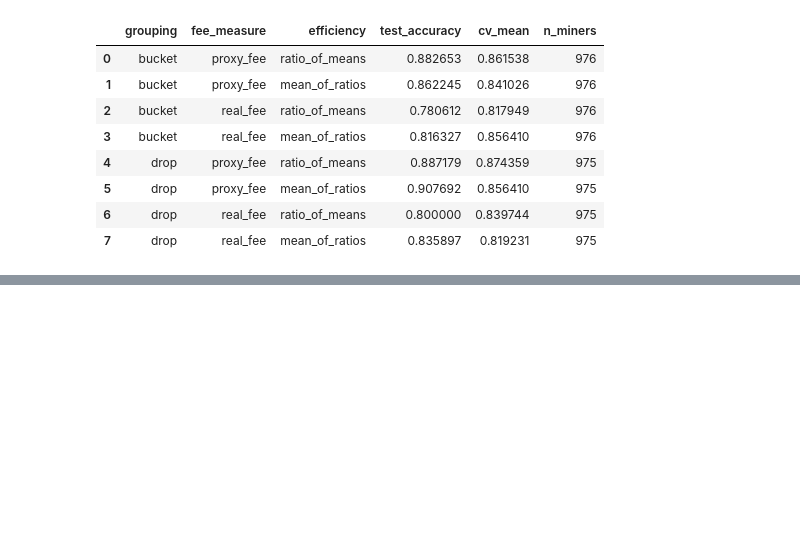
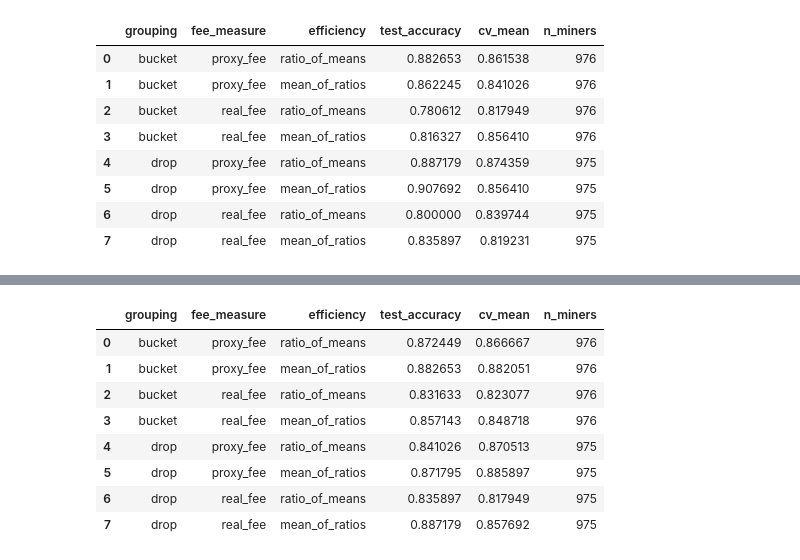
Before and after one commit to Kwokym111/poai_simulation, a Jupyter notebook: src/miner_attribution_preprocess.ipynb, the cells around one changed output, grey strips where cells are left out. Drawn from its saved outputs; the diff is of its cells as text; code cells hidden in the pictures; blank space fills up the shorter version.

```diff
--- a/src/miner_attribution_preprocess.ipynb
+++ b/src/miner_attribution_preprocess.ipynb
@@ -420,0 +596,27 @@ results_reduced_df
+# %%
+def transform_skewed_features(df, fee_name):
+    df = df.copy()
+    single_log_cols = {
+        'proxy_fee': ['avg_fee_proxy', 'fee_volatility_proxy', 'difficulty', 'profitability_proxy', 'age'],
+        'real_fee': ['avg_fee_real', 'fee_volatility_real', 'difficulty', 'profitability_real', 'age'],
+    }[fee_name]
+
+    df[single_log_cols] = np.log1p(df[single_log_cols])
+    df['blocks_mined'] = np.log1p(np.log1p(df['blocks_mined']))
+    return df
+
+print("=== Skew check: updated transform (log1p everywhere, double log1p on blocks_mined) ===\n")
+
+for grouping_name, miner_df in grouping_schemes.items():
+    for fee_name, feature_cols in feature_sets_reduced.items():
+        before = miner_df[feature_cols].skew()
+
+        df_transformed = transform_skewed_features(miner_df, fee_name)
+        after = df_transformed[feature_cols].skew()
+
+        comparison = pd.DataFrame({'before': before, 'after': after})
+        comparison['abs_after'] = comparison['after'].abs()
+
+        print(f"--- {grouping_name} / {fee_name} ---")
+        print(comparison.round(3))
+        print()
@@ -420,0 +641,24 @@ results_reduced_df
+# %%
+results_log_v2 = []
+for grouping_name, miner_df in grouping_schemes.items():
+    for fee_name, feature_cols in feature_sets_reduced.items():
+        for eff_name, label_col in label_cols.items():
+            df_transformed = transform_skewed_features(miner_df, fee_name)
+            test_acc, cv_mean = run_pipeline(df_transformed, feature_cols, label_col)
+            results_log_v2.append({
+                'grouping': grouping_name, 'fee_measure': fee_name, 'efficiency': eff_name,
+                'test_accuracy': test_acc, 'cv_mean': cv_mean, 'n_miners': len(miner_df)
+            })
+
+results_log_v2_df = pd.DataFrame(results_log_v2)
+results_log_v2_df
+# %% [output]
+|  | grouping | fee_measure | efficiency | test_accuracy | cv_mean | n_miners |
+| 0 | bucket | proxy_fee | ratio_of_means | 0.872449 | 0.866667 | 976 |
+| 1 | bucket | proxy_fee | mean_of_ratios | 0.882653 | 0.882051 | 976 |
+| 2 | bucket | real_fee | ratio_of_means | 0.831633 | 0.823077 | 976 |
+| 3 | bucket | real_fee | mean_of_ratios | 0.857143 | 0.848718 | 976 |
+| 4 | drop | proxy_fee | ratio_of_means | 0.841026 | 0.870513 | 975 |
+| 5 | drop | proxy_fee | mean_of_ratios | 0.871795 | 0.885897 | 975 |
+| 6 | drop | real_fee | ratio_of_means | 0.835897 | 0.817949 | 975 |
+| 7 | drop | real_fee | mean_of_ratios | 0.887179 | 0.857692 | 975 |
```
Also changed, not shown: parts of 13 cells of this notebook.
